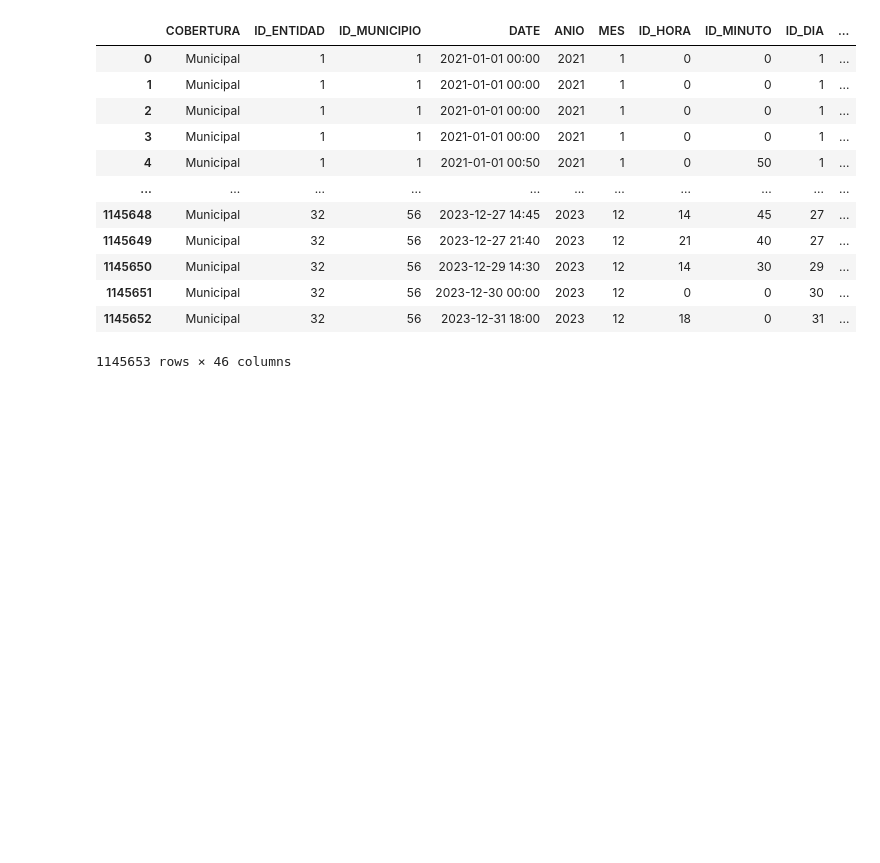
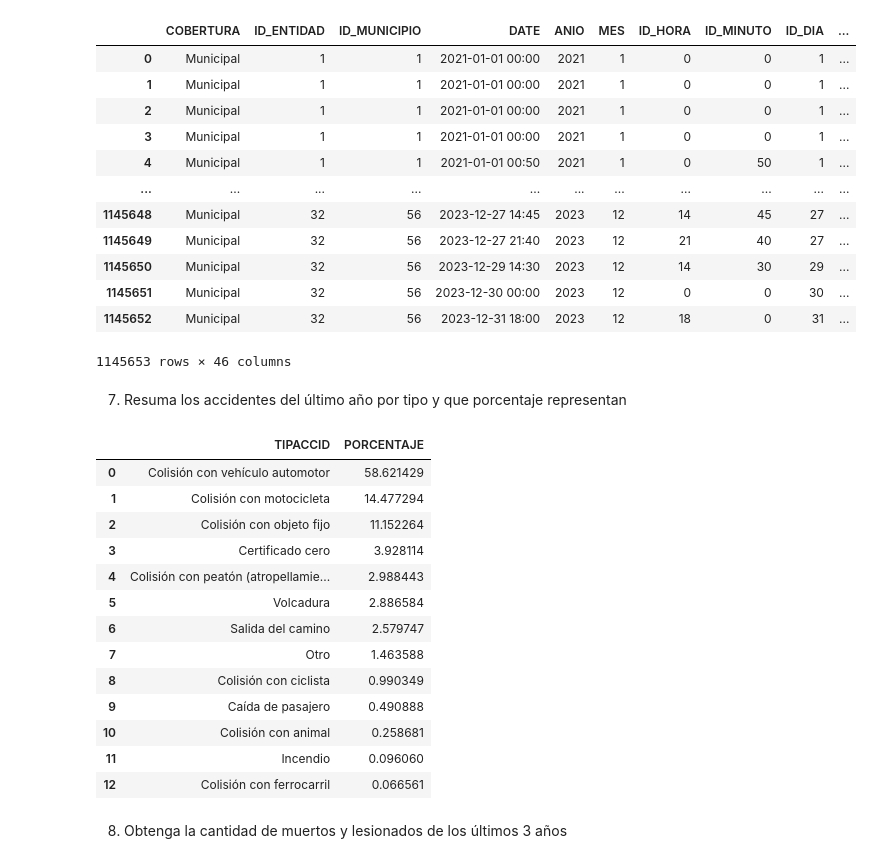
Before and after one commit to Lacuena/Ejercicios-ATUS-, a Jupyter notebook: Prueba.ipynb, the cells around one changed output. Drawn from its saved outputs; the diff is of its cells as text; code cells hidden in the pictures; blank space fills up the shorter version.

```diff
--- a/Prueba.ipynb
+++ b/Prueba.ipynb
@@ -14,10 +14,8 @@ dataset = pd.concat([anual_2021, anual_2022, anual_2023],ignore_index=True)
 # %% [markdown]
 2. Agregue una columna tipo date formada por los valores de las columnas correspondientes a Año, Mes, Dia, Hora y Minuto.
 # %%
-dataset.insert(3, 'DATE', dataset['ANIO'].astype(str) + '-'
-               + dataset['MES'].astype(str).str.zfill(2) + '-'
-               + dataset['ID_DIA'].astype(str).str.zfill(2) + ' '
-               + dataset['ID_HORA'].astype(str).str.zfill(2) + ':'
+dataset.insert(3, 'DATE', dataset['ANIO'].astype(str) + '-' + dataset['MES'].astype(str).str.zfill(2) + '-'
+               + dataset['ID_DIA'].astype(str).str.zfill(2) + ' ' + dataset['ID_HORA'].astype(str).str.zfill(2) + ':'
                + dataset['ID_MINUTO'].astype(str).str.zfill(2))
 
 dataset
@@ -111,3 +109,30 @@ dataset
 | 1145651 | Municipal | 32 | 56 | 2023-12-30 00:00 | 2023 | 12 | 0 | 0 | 30 | ... |
 | 1145652 | Municipal | 32 | 56 | 2023-12-31 18:00 | 2023 | 12 | 18 | 0 | 31 | ... |
 1145653 rows × 46 columns
+# %% [markdown]
+7. Resuma los accidentes del último año por tipo y que porcentaje representan
+# %%
+
+accidentes_2023 = dataset[dataset['ANIO'] == 2023]
+total_accidentes2023 = accidentes_2023['TIPACCID'].value_counts(normalize=True) * 100
+total_accidentes2023 = total_accidentes2023.reset_index()
+total_accidentes2023.columns = ['TIPACCID', 'PORCENTAJE']
+
+total_accidentes2023
+# %% [output]
+|  | TIPACCID | PORCENTAJE |
+| 0 | Colisión con vehículo automotor | 58.621429 |
+| 1 | Colisión con motocicleta | 14.477294 |
+| 2 | Colisión con objeto fijo | 11.152264 |
+| 3 | Certificado cero | 3.928114 |
+| 4 | Colisión con peatón (atropellamie... | 2.988443 |
+| 5 | Volcadura | 2.886584 |
+| 6 | Salida del camino | 2.579747 |
+| 7 | Otro | 1.463588 |
+| 8 | Colisión con ciclista | 0.990349 |
+| 9 | Caída de pasajero | 0.490888 |
+| 10 | Colisión con animal | 0.258681 |
+| 11 | Incendio | 0.096060 |
+| 12 | Colisión con ferrocarril | 0.066561 |
+# %% [markdown]
+8. Obtenga la cantidad de muertos y lesionados de los últimos 3 años
```
